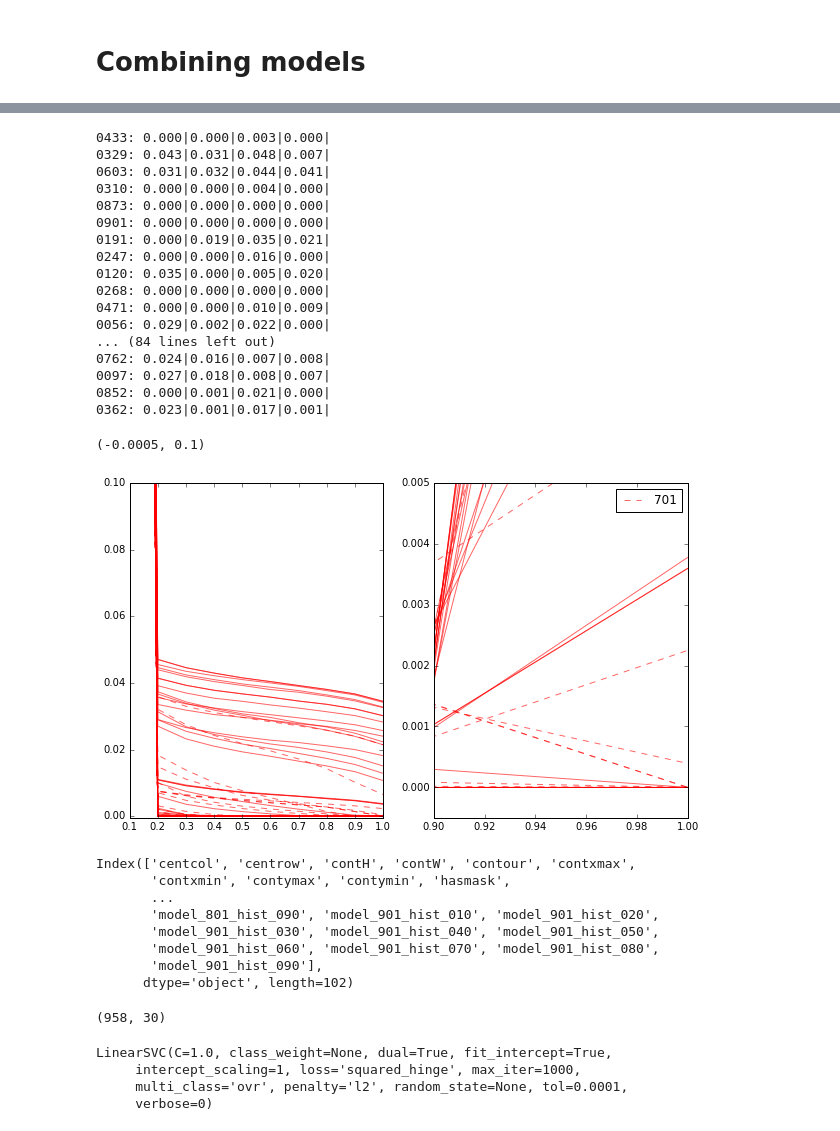
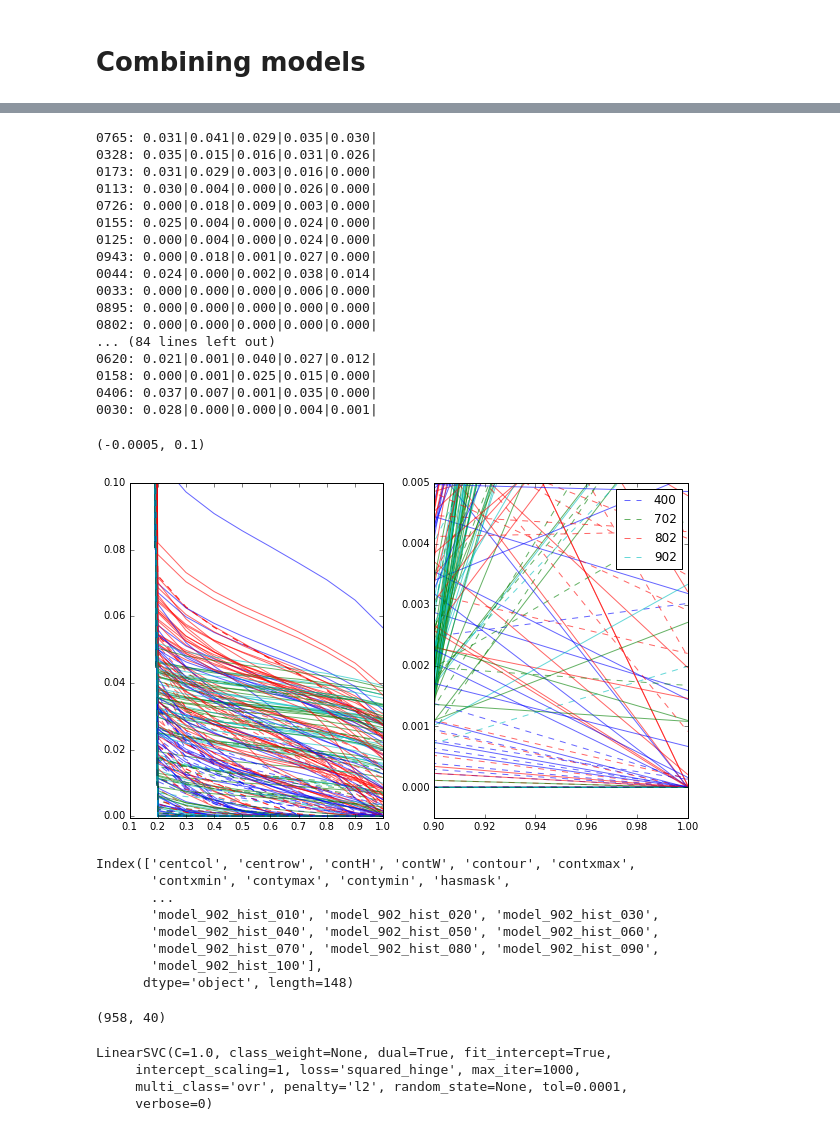
Before and after one commit to vassiliou/unstoo, a Jupyter notebook: OutputAnalysis.ipynb, the cells around one changed output, grey strips where cells are left out. Cells and saved outputs as stored; diff of their text form; code cells hidden in the pictures.

Commit message:
notebooks looking at models and combinations

```diff
--- a/OutputAnalysis.ipynb
+++ b/OutputAnalysis.ipynb
@@ -8,7 +8,7 @@ import pandas as pd
 import uns
 from uns import training
 # %%
-models = ('701', '801', '901')
+models = ('400','702', '802', '902')
 # assume that all of the model have the same set
 indices = np.where(training['model_'+models[0]] == 'validate')[0]
 outputfiles = {model:uns.uns_files('validate','predictions',model) for model in models}
@@ -53,54 +53,54 @@ for j,jdx in enumerate(subset):
         print('{:5.3f}'.format(np.sum(p[0])/size), end='|')
     print()
 # %% [output]
-0433: 0.000|0.000|0.003|0.000|
-0329: 0.043|0.031|0.048|0.007|
-0603: 0.031|0.032|0.044|0.041|
-0310: 0.000|0.000|0.004|0.000|
-0873: 0.000|0.000|0.000|0.000|
-0901: 0.000|0.000|0.000|0.000|
-0191: 0.000|0.019|0.035|0.021|
-0247: 0.000|0.000|0.016|0.000|
-0120: 0.035|0.000|0.005|0.020|
-0268: 0.000|0.000|0.000|0.000|
-0471: 0.000|0.000|0.010|0.009|
-0056: 0.029|0.002|0.022|0.000|
+0765: 0.031|0.041|0.029|0.035|0.030|
+0328: 0.035|0.015|0.016|0.031|0.026|
+0173: 0.031|0.029|0.003|0.016|0.000|
+0113: 0.030|0.004|0.000|0.026|0.000|
+0726: 0.000|0.018|0.009|0.003|0.000|
+0155: 0.025|0.004|0.000|0.024|0.000|
+0125: 0.000|0.004|0.000|0.024|0.000|
+0943: 0.000|0.018|0.001|0.027|0.000|
+0044: 0.024|0.000|0.002|0.038|0.014|
+0033: 0.000|0.000|0.000|0.006|0.000|
+0895: 0.000|0.000|0.000|0.000|0.000|
+0802: 0.000|0.000|0.000|0.000|0.000|
 ... (84 lines left out)
-0762: 0.024|0.016|0.007|0.008|
-0097: 0.027|0.018|0.008|0.007|
-0852: 0.000|0.001|0.021|0.000|
-0362: 0.023|0.001|0.017|0.001|
+0620: 0.021|0.001|0.040|0.027|0.012|
+0158: 0.000|0.001|0.025|0.015|0.000|
+0406: 0.037|0.007|0.001|0.035|0.000|
+0030: 0.028|0.000|0.000|0.004|0.001|
 # %%
 N = 100
 fig, ax = plt.subplots(1,2, figsize=(10,6))
-col = ('b','g','r')
+col = ('b','g','r','c')
 subset = np.random.choice(np.arange(len(outputfiles[models[0]])), N)
 leg=None
 for j,jdx in enumerate(subset):
-    for i,m in enumerate(('701',),2):
+    for i,m in enumerate(models):
         p = np.load(outputfiles[m][jdx])
         hist = np.histogram(p[0],np.linspace(0,1,11))
         size = np.prod(p[0].shape)
         if np.sum(p[1]) > 0:
             ls = '-' + col[i]
         else:
             ls = '--' + col[i]
         if j==(len(subset)-1):
             leg = m
 
         ax[0].plot(hist[1][1:], np.cumsum(hist[0][::-1])[::-1]/size, ls, alpha=0.6)
         ax[1].plot(hist[1][2:], hist[0][1:]/size, ls, alpha=0.6, label=leg)
 
         #print('{:04d}: {:5.3f}'.format(jdx, np.sum(p[1])/size), end='|')
         #print('{:5.3f}'.format(np.sum(p[0])/size), end='|')
 ax[1].legend()
 ax[1].set_xlim(0.9,1.0)
 ax[1].set_ylim(-0.0005,0.005)
 
 ax[0].set_ylim(-0.0005,0.1)
 # %% [output]
 (-0.0005, 0.1)
-[figure, old version]
+[figure, new version]
 # %%
 # Add new columns:
 bins = np.linspace(0,1,11)
@@ -113,11 +113,11 @@ print(training.columns)
 Index(['centcol', 'centrow', 'contH', 'contW', 'contour', 'contxmax',
        'contxmin', 'contymax', 'contymin', 'hasmask',
        ...
-       'model_801_hist_090', 'model_901_hist_010', 'model_901_hist_020',
-       'model_901_hist_030', 'model_901_hist_040', 'model_901_hist_050',
-       'model_901_hist_060', 'model_901_hist_070', 'model_901_hist_080',
-       'model_901_hist_090'],
-      dtype='object', length=102)
+       'model_902_hist_010', 'model_902_hist_020', 'model_902_hist_030',
+       'model_902_hist_040', 'model_902_hist_050', 'model_902_hist_060',
+       'model_902_hist_070', 'model_902_hist_080', 'model_902_hist_090',
+       'model_902_hist_100'],
+      dtype='object', length=148)
 # %%
 for j,jdx in enumerate(indices):
     for i,m in enumerate(models):
@@ -143,7 +143,7 @@ for m in models:
 X = training.ix[indices,columns].values/size
 X.shape
 # %% [output]
-(958, 30)
+(958, 40)
 # %%
 y = training.ix[indices,'hasmask'].values
 clf = svm.LinearSVC()
```
Also changed, not shown: parts of 8 cells of this notebook, 2 other files.
